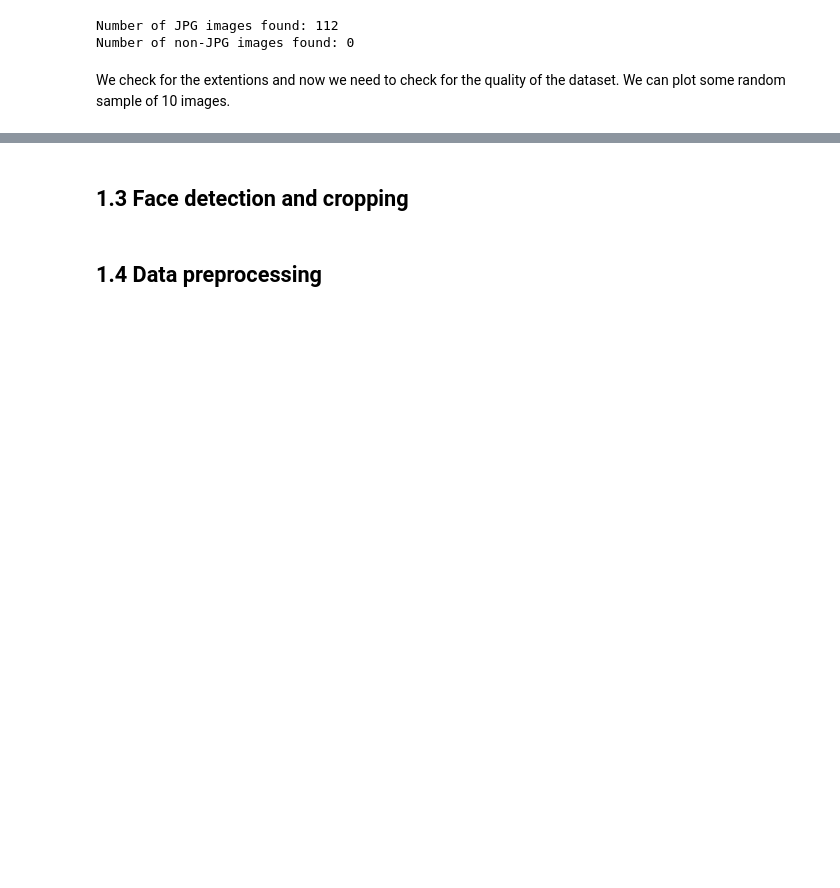
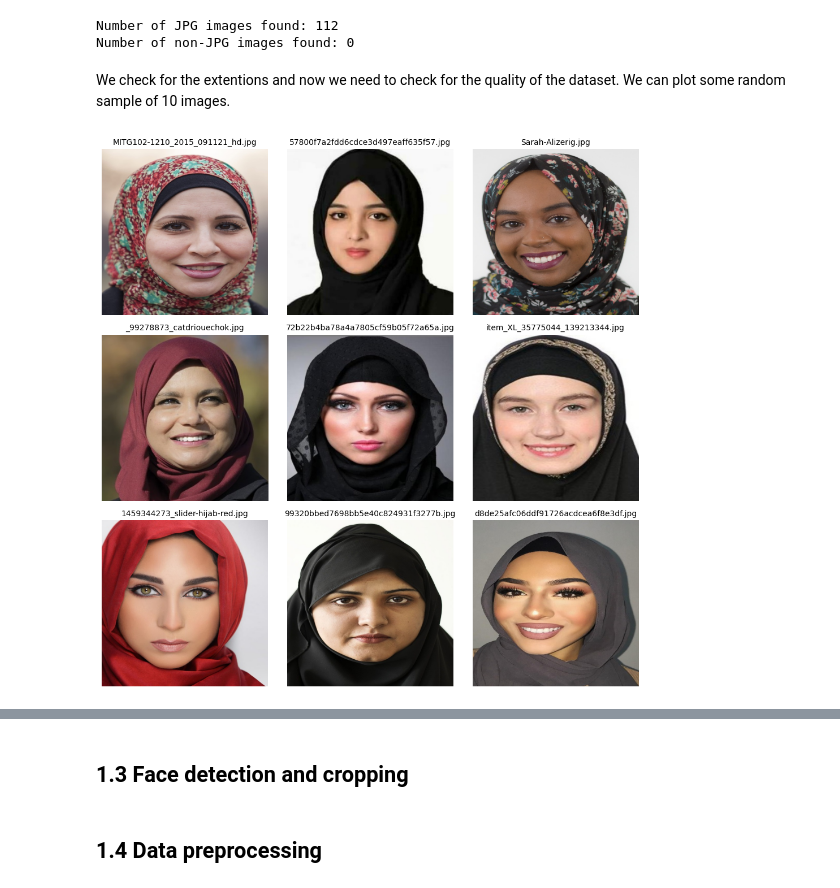
Before and after one commit to Seif-Elkerdany/Attendance_System, a Jupyter notebook: modeling/EDA/exploration-data-analysis.ipynb, the cells around one changed output, grey strips where cells are left out. Drawn from its saved outputs; the diff is of its cells as text; code cells hidden in the pictures; blank space fills up the shorter version.

```diff
--- a/modeling/EDA/exploration-data-analysis.ipynb
+++ b/modeling/EDA/exploration-data-analysis.ipynb
@@ -44,3 +44,7 @@ Number of JPG images found: 112
 Number of non-JPG images found: 0
 # %% [markdown]
 We check for the extentions and now we need to check for the quality of the dataset. We can plot some random sample of 10 images.
+# %%
+datacleaner.sample_plot(HIJAB_PATH)
+# %% [output]
+[figure, added]
```
Also changed, not shown: parts of 5 cells of this notebook, 1 other file.
